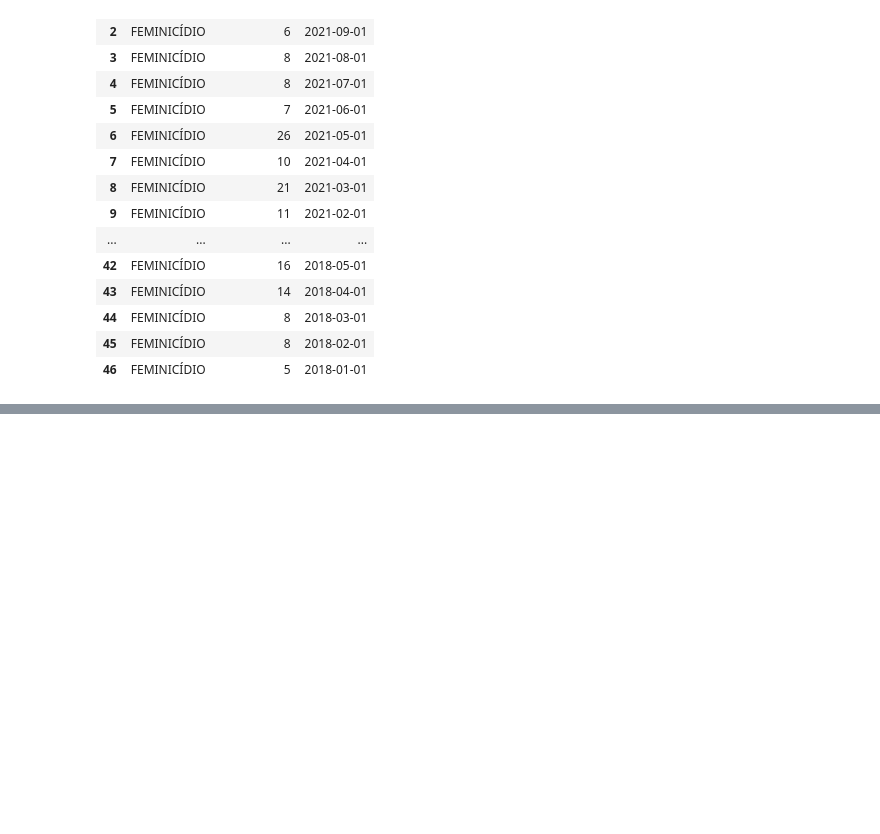
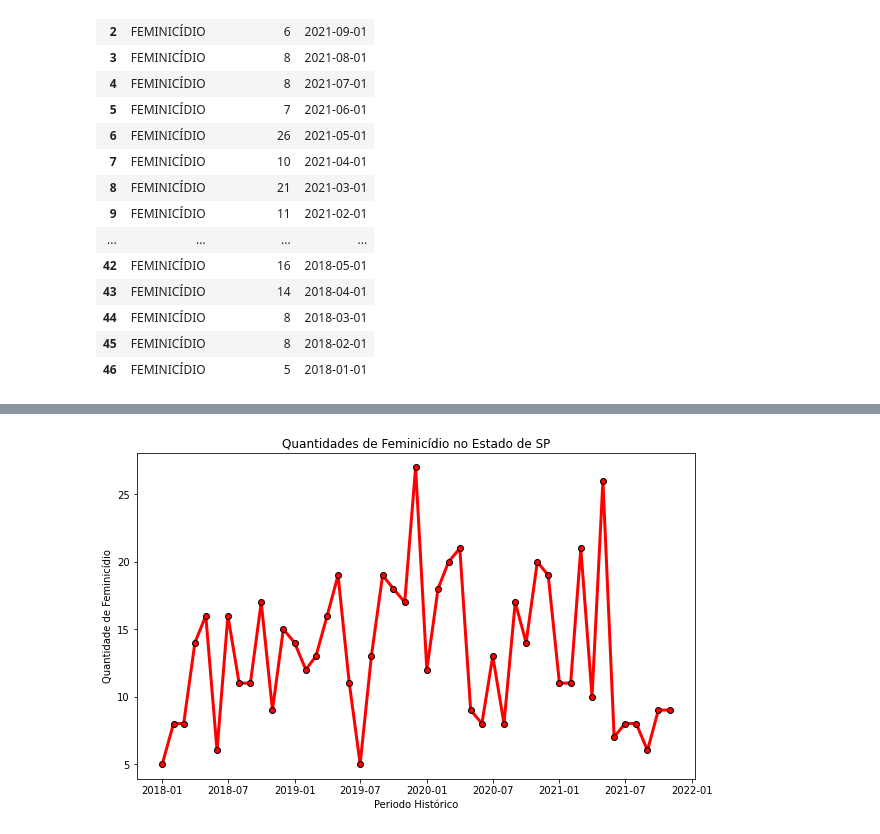
Before and after one commit to jpshimidt/DataScience, a Jupyter notebook: Data_Viking_EDA_FEMINICIDIO.ipynb, the cells around one changed output, grey strips where cells are left out. Drawn from its saved outputs; the diff is of its cells as text; code cells hidden in the pictures; blank space fills up the shorter version.

```diff
--- a/Data_Viking_EDA_FEMINICIDIO.ipynb
+++ b/Data_Viking_EDA_FEMINICIDIO.ipynb
@@ -97,0 +125,3 @@ Base_Dados
+# %%
+#Converter campos para númericos
+Base_Dados['Quantidade'] = pd.to_numeric(Base_Dados['Quantidade'])
@@ -97,0 +155,5 @@ Base_Dados
+# %%
+#Incluir Período como Index e retirar Rotulo
+Dados = Base_Dados.set_index('Periodo')
+Dados.drop(columns ='Rotulo', inplace = True)
+Dados.head()
@@ -97,0 +168,9 @@ Base_Dados
+# %%
+plt.figure(figsize=(10,6))
+plt.title('Quantidades de Feminicídio no Estado de SP')
+plt.xlabel('Periodo Histórico')
+plt.ylabel('Quantidade de Feminicídio')
+
+plt.plot(Dados, color='red',linewidth=3, marker='o', markeredgecolor='black');
+# %% [output]
+[figure, added]
```
Also changed, not shown: parts of 11 cells of this notebook.
